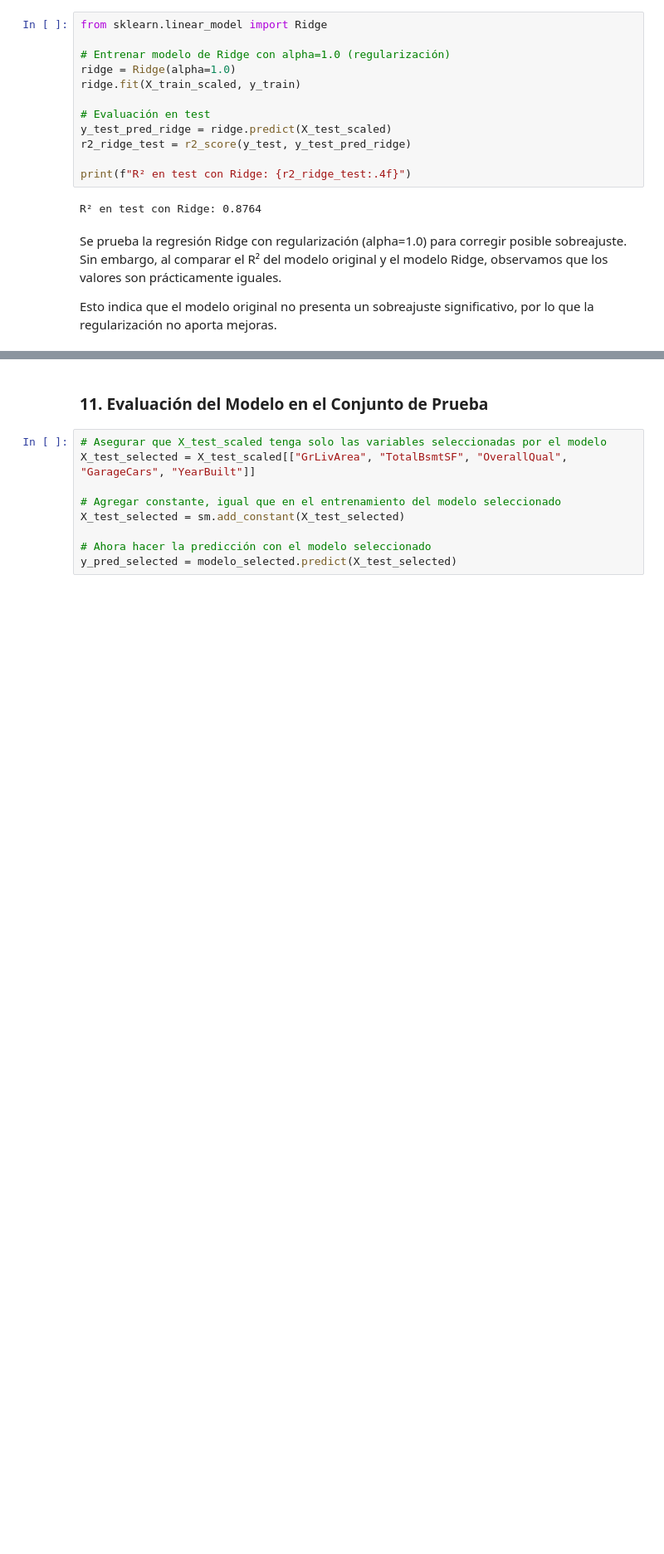
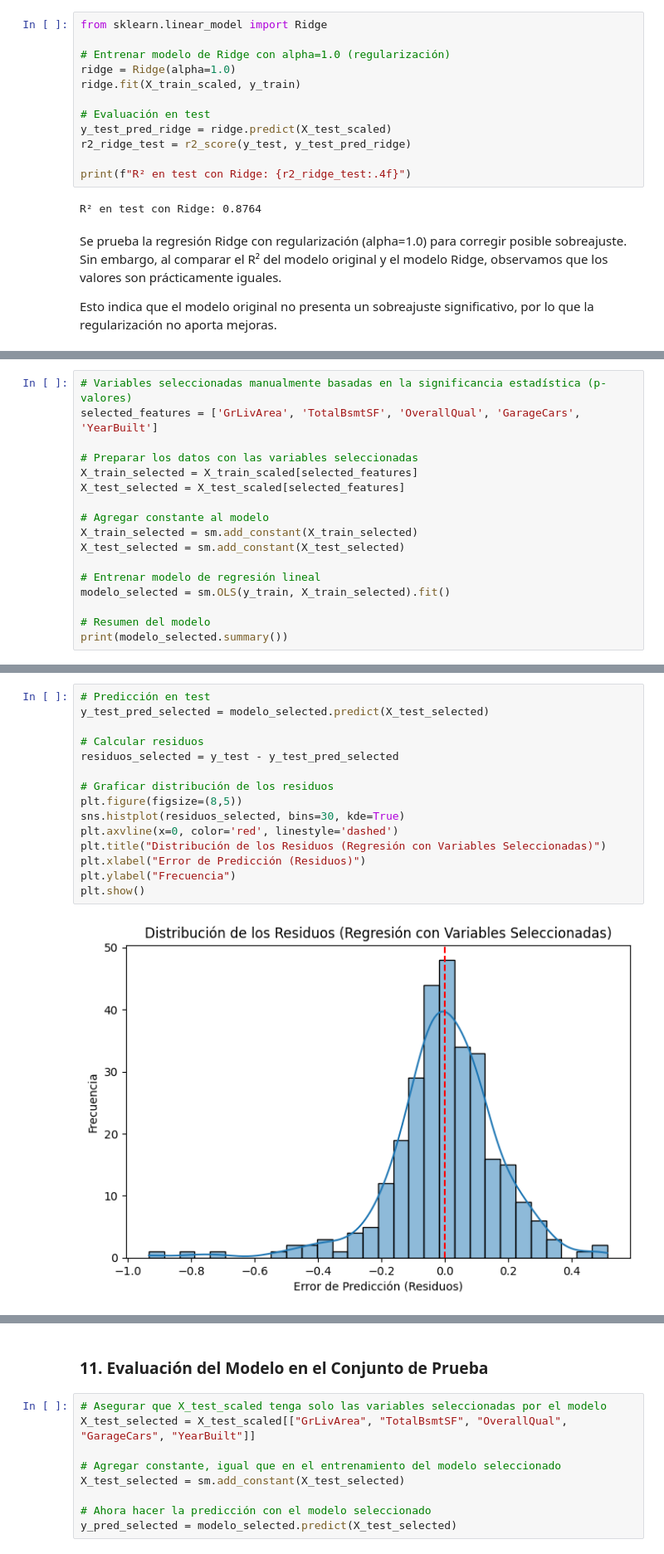
Before and after one commit to EstebanZG999/HT3Mineria, a Jupyter notebook: src/modelos_regresion.ipynb, the cells around one changed output, grey strips where cells are left out. Shown: that part at 83% size. Drawn from its saved outputs; the diff is of its cells as text; blank space fills up the shorter version.

Commit message:
feat: regresion model (10) done

```diff
--- a/src/modelos_regresion.ipynb
+++ b/src/modelos_regresion.ipynb
@@ -301,0 +305,17 @@ Esto indica que el modelo original no presenta un sobreajuste significativo, por
+# %%
+# Variables seleccionadas manualmente basadas en la significancia estadística (p-valores)
+selected_features = ['GrLivArea', 'TotalBsmtSF', 'OverallQual', 'GarageCars', 'YearBuilt']
+
+# Preparar los datos con las variables seleccionadas
+X_train_selected = X_train_scaled[selected_features]
+X_test_selected = X_test_scaled[selected_features]
+
+# Agregar constante al modelo
+X_train_selected = sm.add_constant(X_train_selected)
+X_test_selected = sm.add_constant(X_test_selected)
+
+# Entrenar modelo de regresión lineal
+modelo_selected = sm.OLS(y_train, X_train_selected).fit()
+
+# Resumen del modelo
+print(modelo_selected.summary())
@@ -301,0 +340,17 @@ Esto indica que el modelo original no presenta un sobreajuste significativo, por
+# %%
+# Predicción en test
+y_test_pred_selected = modelo_selected.predict(X_test_selected)
+
+# Calcular residuos
+residuos_selected = y_test - y_test_pred_selected
+
+# Graficar distribución de los residuos
+plt.figure(figsize=(8,5))
+sns.histplot(residuos_selected, bins=30, kde=True)
+plt.axvline(x=0, color='red', linestyle='dashed')
+plt.title("Distribución de los Residuos (Regresión con Variables Seleccionadas)")
+plt.xlabel("Error de Predicción (Residuos)")
+plt.ylabel("Frecuencia")
+plt.show()
+# %% [output]
+[figure, added]
```
Also changed, not shown: parts of 7 cells of this notebook.
